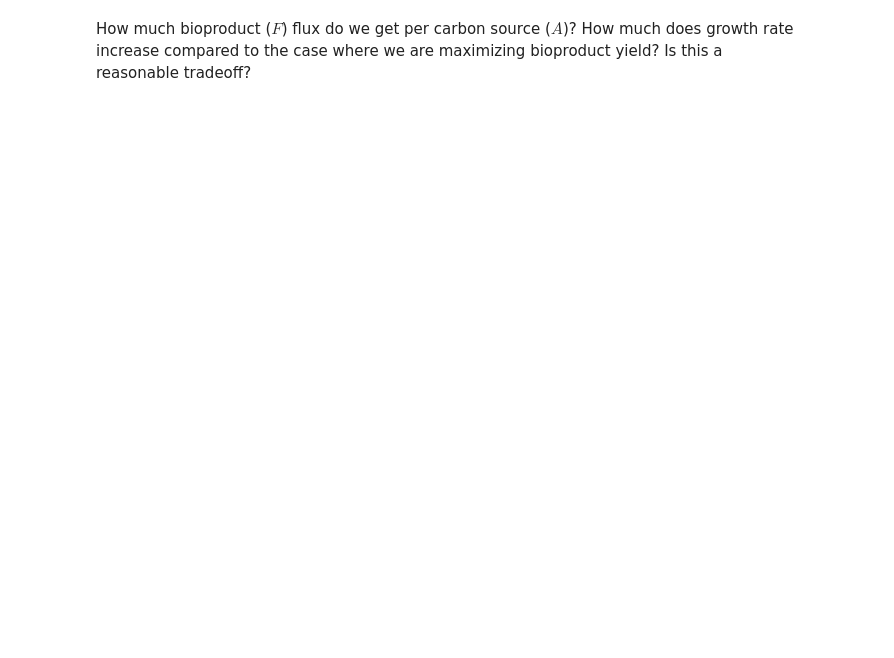
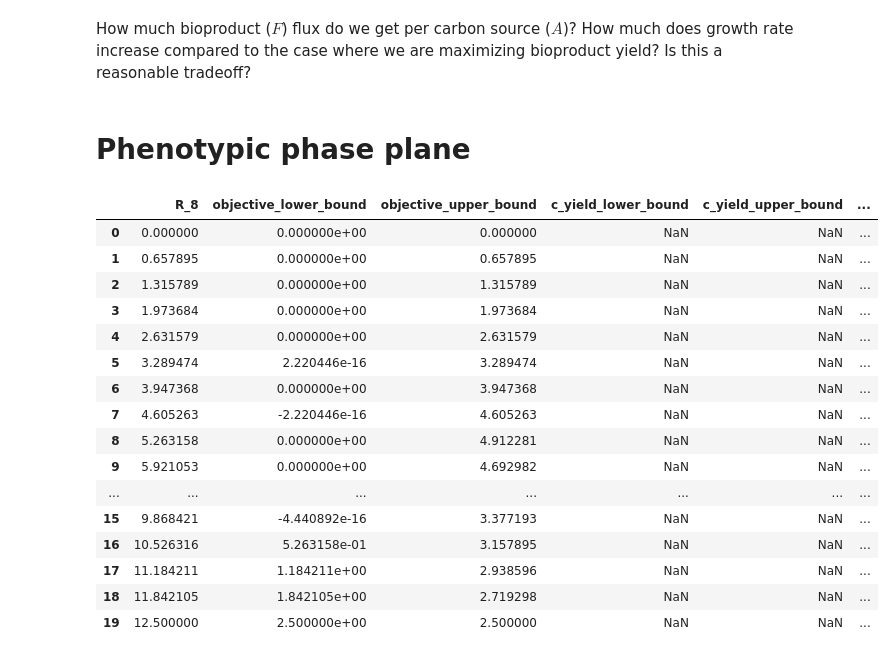
Before and after one commit to AgileBioFoundry/2021-07-16-cell-factory-design, a Jupyter notebook: 01-Intro-to-FBA.ipynb, the cells around one changed output. Drawn from its saved outputs; the diff is of its cells as text; code cells hidden in the pictures; blank space fills up the shorter version.

Commit message:
Added phenotypic phase plane to the first notebook

```diff
--- a/01-Intro-to-FBA.ipynb
+++ b/01-Intro-to-FBA.ipynb
@@ -257,2 +282,29 @@ escher.Builder(map_json='ABC/ABC_map.json',
 # %% [markdown]
 How much bioproduct ($F$) flux do we get per carbon source ($A$)?  How much does growth rate increase compared to the case where we are maximizing bioproduct yield?  Is this a reasonable tradeoff?
+# %% [markdown]
+# Phenotypic phase plane
+# %%
+from cameo.flux_analysis import phenotypic_phase_plane
+result = phenotypic_phase_plane(abc_model,
+                                variables=[abc_model.reactions.R_8],
+                                objective=abc_model.reactions.R_9)
+# %%
+result.data_frame
+# %% [output]
+|  | R_8 | objective_lower_bound | objective_upper_bound | c_yield_lower_bound | c_yield_upper_bound | ... |
+| 0 | 0.000000 | 0.000000e+00 | 0.000000 | NaN | NaN | ... |
+| 1 | 0.657895 | 0.000000e+00 | 0.657895 | NaN | NaN | ... |
+| 2 | 1.315789 | 0.000000e+00 | 1.315789 | NaN | NaN | ... |
+| 3 | 1.973684 | 0.000000e+00 | 1.973684 | NaN | NaN | ... |
+| 4 | 2.631579 | 0.000000e+00 | 2.631579 | NaN | NaN | ... |
+| 5 | 3.289474 | 2.220446e-16 | 3.289474 | NaN | NaN | ... |
+| 6 | 3.947368 | 0.000000e+00 | 3.947368 | NaN | NaN | ... |
+| 7 | 4.605263 | -2.220446e-16 | 4.605263 | NaN | NaN | ... |
+| 8 | 5.263158 | 0.000000e+00 | 4.912281 | NaN | NaN | ... |
+| 9 | 5.921053 | 0.000000e+00 | 4.692982 | NaN | NaN | ... |
+| ... | ... | ... | ... | ... | ... | ... |
+| 15 | 9.868421 | -4.440892e-16 | 3.377193 | NaN | NaN | ... |
+| 16 | 10.526316 | 5.263158e-01 | 3.157895 | NaN | NaN | ... |
+| 17 | 11.184211 | 1.184211e+00 | 2.938596 | NaN | NaN | ... |
+| 18 | 11.842105 | 1.842105e+00 | 2.719298 | NaN | NaN | ... |
+| 19 | 12.500000 | 2.500000e+00 | 2.500000 | NaN | NaN | ... |
```
Also changed, not shown: parts of 6 cells of this notebook.
